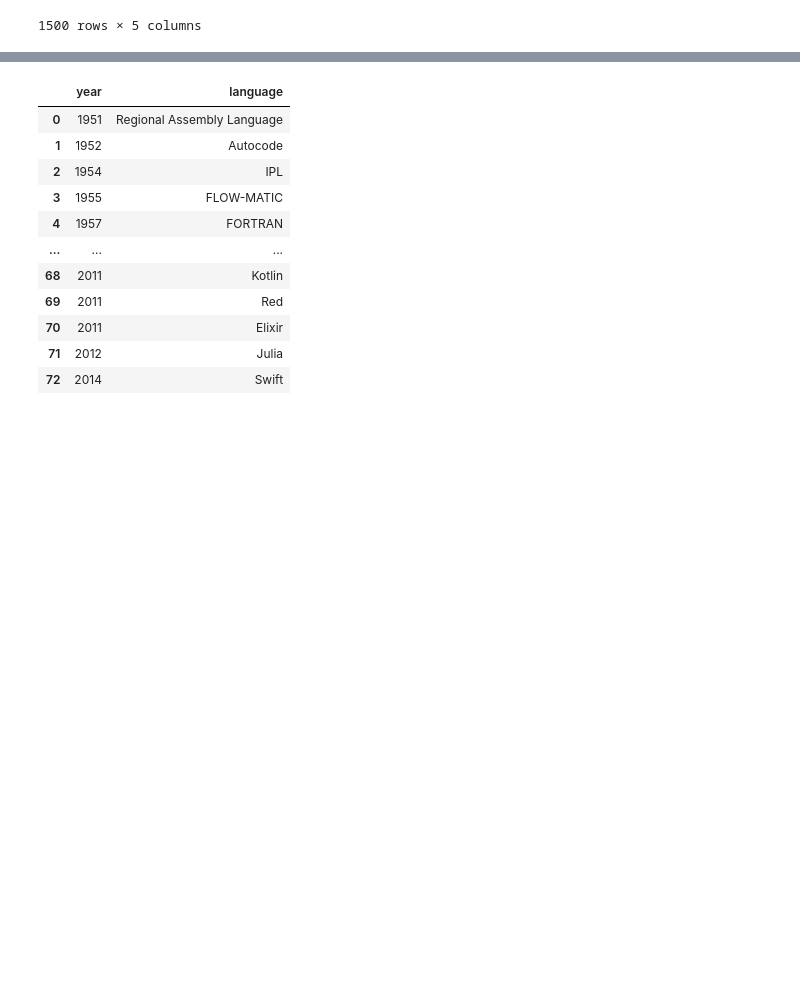
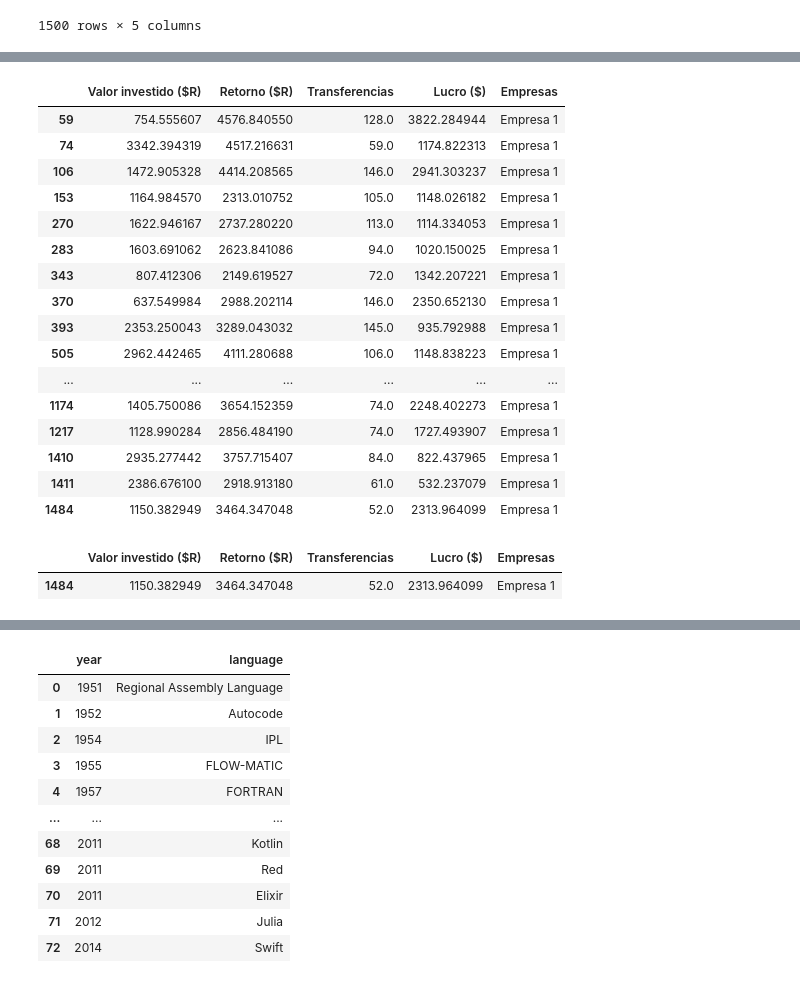
Before and after one commit to FernanMartinez/Curso_Python_Basico, a Jupyter notebook: Aula 12 Pandas/Aula 12. Pandas.ipynb, the cells around one changed output, grey strips where cells are left out. Cells and saved outputs as stored; diff of their text form; code cells hidden in the pictures; blank space fills up the shorter version.

```diff
--- a/Aula 12 Pandas/Aula 12. Pandas.ipynb
+++ b/Aula 12 Pandas/Aula 12. Pandas.ipynb
@@ -751,3 +775,29 @@ dfgroupby.mean()
+# %%
+# Podemos utilizar algums metodos para potencializar o uso de groupby
+data_frame_groupby.groupby(["Empresas"]).get_group(("Empresa 1"))
+# %% [output]
+|  | Valor investido ($R) | Retorno ($R) | Transferencias | Lucro ($) | Empresas |
+| 59 | 754.555607 | 4576.840550 | 128.0 | 3822.284944 | Empresa 1 |
+| 74 | 3342.394319 | 4517.216631 | 59.0 | 1174.822313 | Empresa 1 |
+| 106 | 1472.905328 | 4414.208565 | 146.0 | 2941.303237 | Empresa 1 |
+| 153 | 1164.984570 | 2313.010752 | 105.0 | 1148.026182 | Empresa 1 |
+| 270 | 1622.946167 | 2737.280220 | 113.0 | 1114.334053 | Empresa 1 |
+| 283 | 1603.691062 | 2623.841086 | 94.0 | 1020.150025 | Empresa 1 |
+| 343 | 807.412306 | 2149.619527 | 72.0 | 1342.207221 | Empresa 1 |
+| 370 | 637.549984 | 2988.202114 | 146.0 | 2350.652130 | Empresa 1 |
+| 393 | 2353.250043 | 3289.043032 | 145.0 | 935.792988 | Empresa 1 |
+| 505 | 2962.442465 | 4111.280688 | 106.0 | 1148.838223 | Empresa 1 |
+| ... | ... | ... | ... | ... | ... |
+| 1174 | 1405.750086 | 3654.152359 | 74.0 | 2248.402273 | Empresa 1 |
+| 1217 | 1128.990284 | 2856.484190 | 74.0 | 1727.493907 | Empresa 1 |
+| 1410 | 2935.277442 | 3757.715407 | 84.0 | 822.437965 | Empresa 1 |
+| 1411 | 2386.676100 | 2918.913180 | 61.0 | 532.237079 | Empresa 1 |
+| 1484 | 1150.382949 | 3464.347048 | 52.0 | 2313.964099 | Empresa 1 |
+# %%
+data_frame_groupby.groupby(["Empresas", "Transferencias"]).get_group(("Empresa 1", 52))
+# %% [output]
+|  | Valor investido ($R) | Retorno ($R) | Transferencias | Lucro ($) | Empresas |
+| 1484 | 1150.382949 | 3464.347048 | 52.0 | 2313.964099 | Empresa 1 |
 # %%
 # Podemo ir além e obter mais informação
 dfgroupby.aggregate({"Lucro ($)": [min, max, np.mean, np.std],
```
Also changed, not shown: parts of 104 cells of this notebook.
